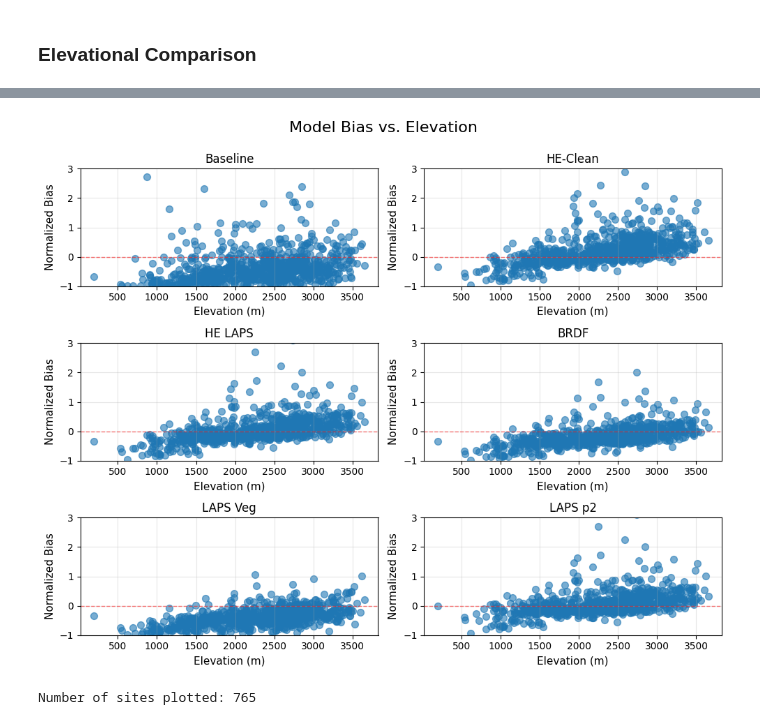
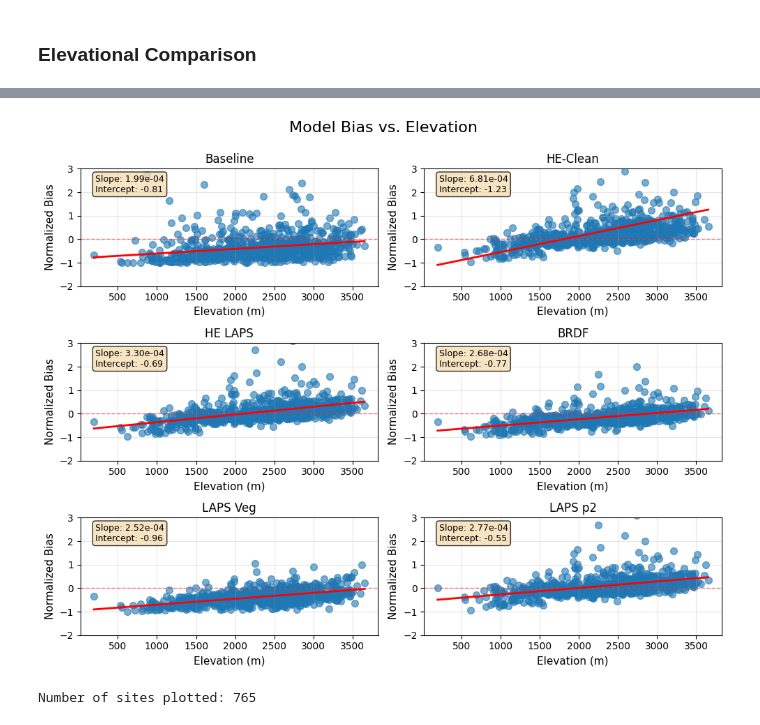
Before and after one commit to chrisrycx/lm4px_data_analysis, a Jupyter notebook: output_analysis/interactive/AlbedoAnalysis.ipynb, the cells around one changed output, grey strips where cells are left out. Cells and saved outputs as stored; diff of their text form; code cells hidden in the pictures.

Commit message:
Add best fit line to plot

```diff
--- a/output_analysis/interactive/AlbedoAnalysis.ipynb
+++ b/output_analysis/interactive/AlbedoAnalysis.ipynb
@@ -246,33 +233,54 @@ axes = axes.flatten()
 
 # Define the bias columns to plot
 bias_columns = ['nbias_s00000000_ghec','nbias_s01011010_ghec','nbias_s01011010_ghelaps', 'nbias_s01011010_gbc', 'nbias_s01011010_ghelaps_veg', 'nbias_s01012010_ghelaps']
 
 # Define titles for each subplot
 titles = ['Baseline','HE-Clean','HE LAPS', 'BRDF', 'LAPS Veg', 'LAPS p2']
 
 # Create scatter plots
 for idx, (bias_col, title) in enumerate(zip(bias_columns, titles)):
     ax = axes[idx]
 
     # Create scatter plot
     ax.scatter(merged_df['ELEVATION'], merged_df[bias_col], alpha=0.6, s=50)
 
+    # Calculate best fit line
+    # Remove any NaN values for fitting
+    valid_mask = ~(merged_df['ELEVATION'].isna() | merged_df[bias_col].isna())
+    x_data = merged_df.loc[valid_mask, 'ELEVATION']
+    y_data = merged_df.loc[valid_mask, bias_col]
+
+    # Fit a line: y = slope * x + intercept
+    slope, intercept = np.polyfit(x_data, y_data, 1)
+
+    # Create x values for the line
+    x_line = np.array([x_data.min(), x_data.max()])
+    y_line = slope * x_line + intercept
+
+    # Plot the best fit line
+    ax.plot(x_line, y_line, 'r-', linewidth=2, label=f'y = {slope:.2e}x + {intercept:.2f}')
+
+    # Add text box with slope and intercept
+    textstr = f'Slope: {slope:.2e}\nIntercept: {intercept:.2f}'
+    ax.text(0.05, 0.95, textstr, transform=ax.transAxes, fontsize=9,
+            verticalalignment='top', bbox=dict(boxstyle='round', facecolor='wheat', alpha=0.8))
+
     # Add labels and title
     ax.set_xlabel('Elevation (m)', fontsize=11)
     ax.set_ylabel('Normalized Bias', fontsize=11)
     ax.set_title(title, fontsize=12)
     ax.grid(True, alpha=0.3)
 
     # Set y-axis limits
-    ax.set_ylim(-1, 3)
+    ax.set_ylim(-2, 3)
 
     # Add a horizontal line at y=0 for reference
     ax.axhline(y=0, color='r', linestyle='--', linewidth=1, alpha=0.5)
 
 plt.tight_layout()
 plt.show()
 
 print(f"Number of sites plotted: {len(merged_df)}")
 # %% [output]
-[figure, old version]
+[figure, new version]
 Number of sites plotted: 765
```
Also changed, not shown: parts of 2 cells of this notebook, 1 other file.
